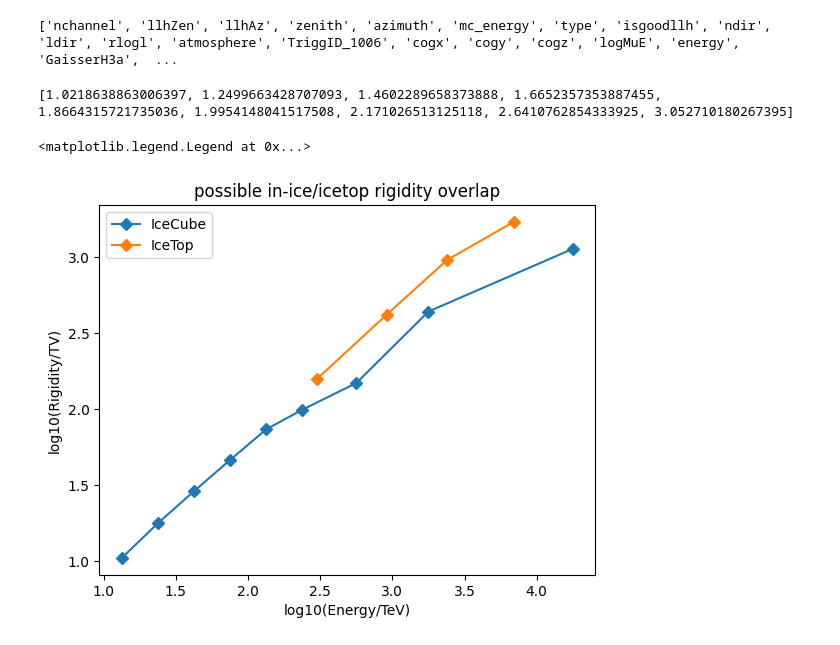
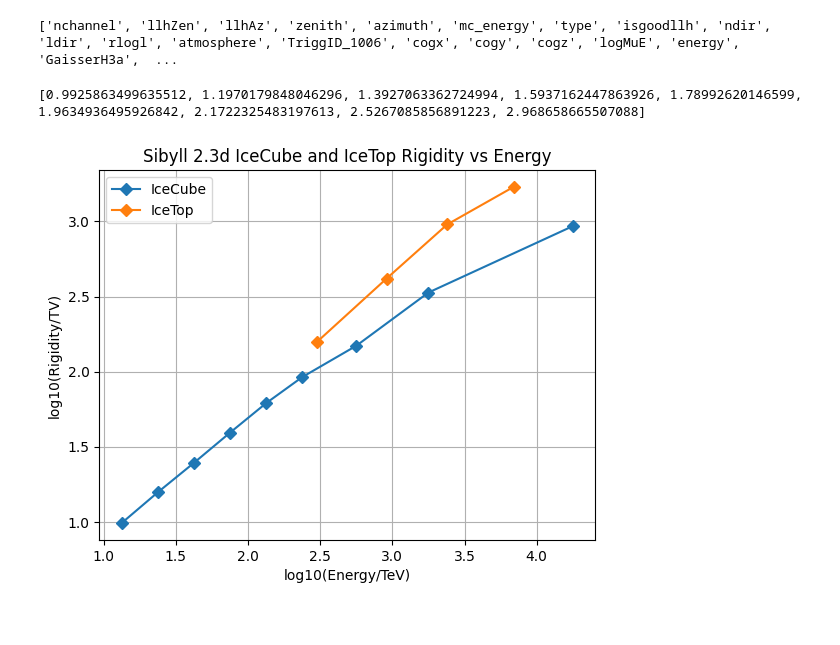
Before and after one commit to fmcnallyi3/it_anisotropy, a Jupyter notebook: rigidity/IC_Rig.ipynb, the cells around one changed output. Cells and saved outputs as stored; diff of their text form; code cells hidden in the pictures.

Commit message:
big commit! adding polish to angular power spectrum code, updating IC_Rig and reco_energy notebooks

```diff
--- a/rigidity/IC_Rig.ipynb
+++ b/rigidity/IC_Rig.ipynb
@@ -14,7 +14,7 @@ print(list(d.keys()))
 ['nchannel', 'llhZen', 'llhAz', 'zenith', 'azimuth', 'mc_energy', 'type', 'isgoodllh', 'ndir', 'ldir', 'rlogl', 'atmosphere', 'TriggID_1006', 'cogx', 'cogy', 'cogz', 'logMuE', 'energy', 'GaisserH3a',  ...
 # %%
 # set up quality cut for professional data
-qual_cut = (d['zenith'] > 0.002) * (d['zenith'] < (np.pi - 0.002)) * (d['nchannel'] >= 10) * (d['isgoodllh'])
+qual_cut = (d['zenith'] > 0.002) * (d['zenith'] < (np.pi - 0.002)) * (d['nchannel'] >= 10) * (d['rlogl'] < 25)
 # set up bin cut
 bin_cut = np.logical_and(d['reco_energy'] > 4, d['reco_energy'] < 8)
 # %%
@@ -94,7 +79,7 @@ Z = {
 # %%
 # Calculate IceCube rigidity - mc_energy is not in log10
 ic_rigidity = np.log10(d['mc_energy']) - 3
-for comp, comp_cut in IC_COMPS.items():
+for comp, comp_cut in CCUT.items():
     ic_rigidity[comp_cut] -= np.log10(Z[comp])
 
 # Calculate median rigidity - note BINS are the IceCube BINS and comes from reco_energy.ipynb
@@ -102,23 +87,23 @@ ic_median_rigidity = []
 for cut in BINS.values():
     combined_cut = cut * qual_cut
 
-    ic_median_rigidity.append(weighted_quantiles(ic_rigidity[combined_cut], d['GaisserH4a'][combined_cut]))
+    ic_median_rigidity.append(weighted_quantiles(ic_rigidity[combined_cut], d['GlobalSplineFit5Comp'][combined_cut]))
 
 print(ic_median_rigidity)
 # %% [output]
-[1.0218638863006397, 1.2499663428707093, 1.4602289658373888, 1.6652357353887455, 1.8664315721735036, 1.9954148041517508, 2.171026513125118, 2.6410762854333925, 3.052710180267395]
+[0.9925863499635512, 1.1970179848046296, 1.3927063362724994, 1.5937162447863926, 1.78992620146599, 1.9634936495926842, 2.1722325483197613, 2.5267085856891223, 2.968658665507088]
 # %%
 # Little cell that creates a line plot to compare in-ice and icetop median rigidity
 ic_median_rigidity
 x=[float(key)-3 for key in BINS.keys()]
 ITmedArr=[2.2,2.62,2.98,3.23]
 ITX=[2.48,2.96,3.38,3.84]
 plt.plot(x, ic_median_rigidity, color='C0', label='IceCube', marker='D')
 plt.plot(ITX, ITmedArr, color='C1', label='IceTop', marker='D')
 plt.xlabel('log10(Energy/TeV)')
 plt.ylabel('log10(Rigidity/TV)')
-plt.title('possible in-ice/icetop rigidity overlap')
+plt.title('Sibyll 2.3d IceCube and IceTop Rigidity vs Energy')
 plt.legend()
+plt.grid()
 # %% [output]
-<matplotlib.legend.Legend at 0x...>
-[figure, old version]
+[figure, new version]
```
Also changed, not shown: parts of 2 cells of this notebook, 7 other files.
